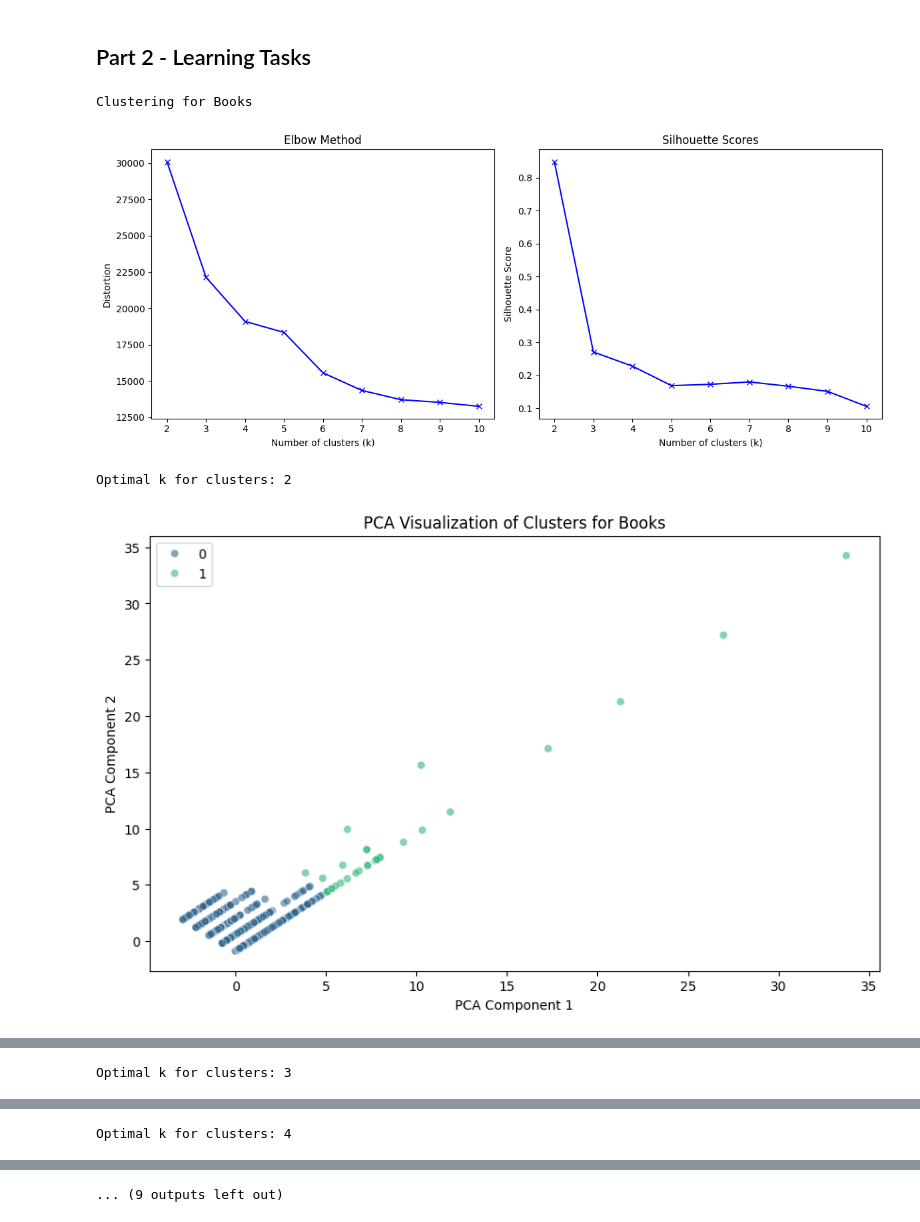
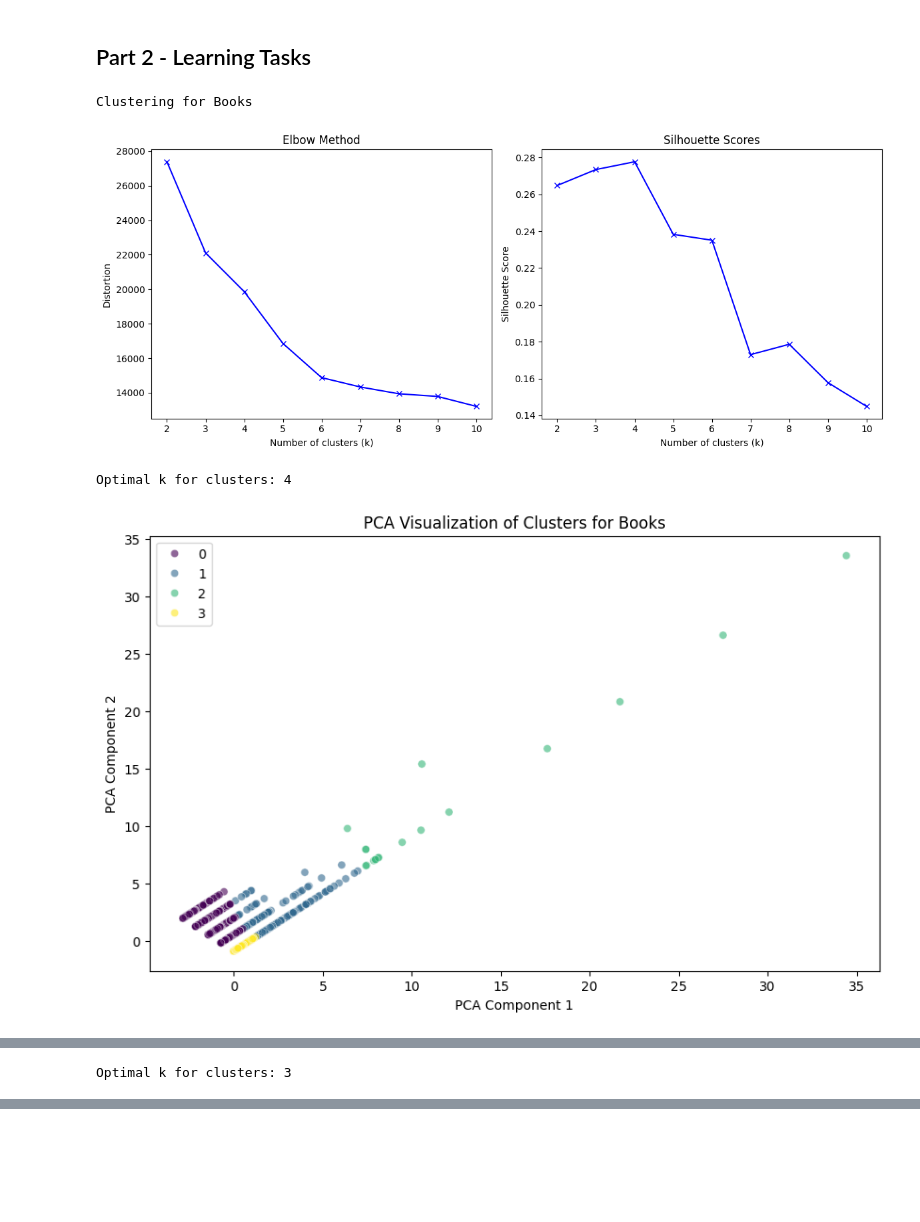
Before and after one commit to Vaggelis-Arg/Amazon-Ecommerce-Analysis, a Jupyter notebook: Amazon_Ecommerce_Analysis.ipynb, the cells around one changed output, grey strips where cells are left out. Drawn from its saved outputs; the diff is of its cells as text; code cells hidden in the pictures; blank space fills up the shorter version.

Commit message:
some fixes in preprocessing & clustering

```diff
--- a/Amazon_Ecommerce_Analysis.ipynb
+++ b/Amazon_Ecommerce_Analysis.ipynb
@@ -220,6 +218,9 @@ for category, *_ in datasets_info:
     reviews["cleaned_text"] = reviews["text"].apply(preprocess_text)
     reviews["timestamp"] = pd.to_datetime(reviews["timestamp"], unit="ms")
 
+    metadata["cleaned_title_meta"] = metadata["title"].apply(preprocess_text)
+    metadata["cleaned_description"] = metadata["description"].apply(preprocess_text)
+
     df = pd.merge(reviews, metadata, on="parent_asin", how="left", suffixes=("", "_meta"))
 
     if 'price' in df.columns:
@@ -675,10 +677,10 @@ def cluster_category(category):
     df = pd.read_csv(f"{category}_cleaned.csv")
 
     # Fill NaN values with empty string
-    df['cleaned_title'] = df['cleaned_title'].fillna('')
-    df['cleaned_text'] = df['cleaned_text'].fillna('')
+    df['cleaned_title_meta'] = df['cleaned_title_meta'].fillna('')
+    df['cleaned_description'] = df['cleaned_description'].fillna('')
 
-    df['combined_text'] = df['cleaned_title'] + " " + df['cleaned_text']
+    df['combined_text'] = df['cleaned_title_meta'] + " " + df['cleaned_description']
 
     # TF-IDF Vectorization
     tfidf = TfidfVectorizer(max_features=5000, stop_words='english', min_df=2, max_df=0.8)
@@ -739,36 +741,36 @@ def cluster_category(category):
     plt.xlabel('PCA Component 1')
     plt.ylabel('PCA Component 2')
     plt.show()
 
     # Analyze cluster characteristics
     cluster_stats = df.groupby('cluster').agg({
         'rating': 'mean',
         'normalized_price': 'mean',
         'title_meta': 'count'
     }).rename(columns={'title': 'count'})
 
     print("\nCluster Statistics:")
     print(cluster_stats)
 
     # Print sample products from each cluster
     for cluster_id in range(optimal_k):
         print(f"\nCluster {cluster_id} Sample Products:")
         sample_products = df[df['cluster'] == cluster_id][['title_meta', 'rating', 'price']].sample(3)
         print(sample_products.to_string(index=False))
 
     return df
 
 
 # Perform clustering for each category
 for category, *_ in datasets_info:
     print(f"\nClustering for {category}")
     clustered_df = cluster_category(category)
     clustered_df.to_csv(f"{category}_clustered.csv", index=False)
 # %% [output]
 Clustering for Books
-[figure, old version]
+[figure, new version]
-Optimal k for clusters: 2
+Optimal k for clusters: 4
-[figure, old version]
+[figure, new version]
 Cluster Statistics:
            rating  normalized_price  title_meta
 cluster
@@ -812 +792,0 @@ Clustering for Electronics
-Optimal k for clusters: 4
@@ -814 +792,0 @@ Optimal k for clusters: 4
-... (9 outputs left out)
```
Also changed, not shown: parts of 4 cells of this notebook.
